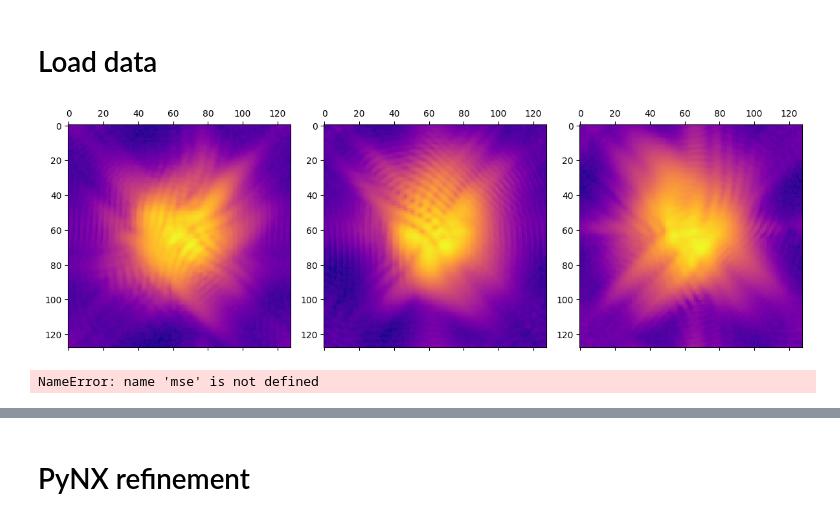
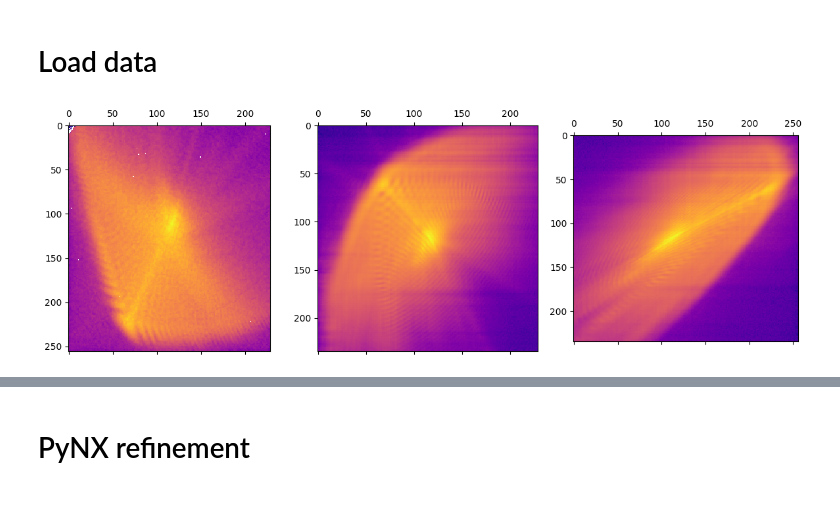
Before and after one commit to matteomasto/convexad_jax, a Jupyter notebook: notebooks/ConvexAD_JAX.ipynb, the cells around one changed output, grey strips where cells are left out. Saved outputs shown, nothing was run; the diff lists cells and outputs as text; code cells hidden in the pictures.

```diff
--- a/notebooks/ConvexAD_JAX.ipynb
+++ b/notebooks/ConvexAD_JAX.ipynb
@@ -27,26 +27,28 @@ from scipy.fft import fftshift, ifftshift, fftn, ifftn
 # %% [markdown]
 # Load data
 # %%
-# Iobs = np.load("../../ad_github/notebooks/data_prova.npz")["I"].astype(np.float32)
+Iobs = np.load("../../ad_github/notebooks/data_prova.npz")["I"].astype(np.float32)
 Iobs = np.load("../../paper/sim_tests/vary_phase_range/phase_range.npz")['Is'][9]
 
 # Twins
 # path = '../../twins/scan229_twin_20260120.npz'
 # data = np.load(path)
 # Iobs = data['I']
 
 # # Concave
 # filename = '/data/id01/inhouse/bellec/software/sharedipynb/Matteo/Detector_gap/3D_prediction/Matteo_tests/Jerome_Carnis/BCDI_reconstruction/preprocessed_data_s7/dataset_S2227_scan_2227.npz'
 # file = np.load(filename)
 # Iobs = file['data']
 
-
-
+path = '/data/projects/id01ml/Codes/PhaseRetrieval/AutoDifferentiation/devels2026/pyramids/preprocessed_data/'
+files = os.listdir(path)
+data = np.load(path + files[1])
+Iobs = data['data']
 key = jax.random.PRNGKey(0)
 
 plot_3D_projections(Iobs)
 # %% [output]
-[figure, old version]
+[figure, new version]
 # %%
 # Solve PR
 # %%
@@ -54,32 +56,30 @@ t0 = time.time()
 result = reconstruct(
     key,
     Iobs,
-    n_restarts = 2,
-    N=128,
+    n_restarts = 12,
+    N=10,
     size_factor=4.0,
-    eps=0.9,
+    eps=1.5,
     alpha=0.0,
-    beta=0.0,
-    metric="mse",
+    beta=0.1,
+    metric="mae",
     phase_type="displacement",
     phase_kwargs={'hkl': [2,2,2]},
     support_type="single",
     # support_kwargs={'M_parts': 3, 'N_per_part': 32},
     optimizer="adam",
-    max_steps=800,
+    max_steps=3000,
     tol=1e-6,
     memory_size=10,
     learning_rate=0.05,
     grid_shape=None,
-    stop_amplitude_grad=True,   # NEW
-    n_adam_steps=1000,            # NEW -- only used when optimizer="adam_gn"
-    n_gn_steps=30,               # NEW -- only used when optimizer="adam_gn"
+    stop_amplitude_grad=False,   # NEW
+    n_adam_steps=800,            # NEW -- only used when optimizer="adam_gn"
+    n_gn_steps=100,               # NEW -- only used when optimizer="adam_gn"
     lm_lambda0=1e-3,             # NEW -- only used when optimizer="adam_gn"
-    cg_maxiter=30,
+    cg_maxiter=100,
 )
 print(f"done in {time.time() - t0:.1f}s")
-# %% [output]
-NameError: name 'mse' is not defined
 # %%
 # t0 = time.time()
 # stage1_kwargs = dict(
```
Also changed, not shown: parts of 5 cells of this notebook, 1 other file.
